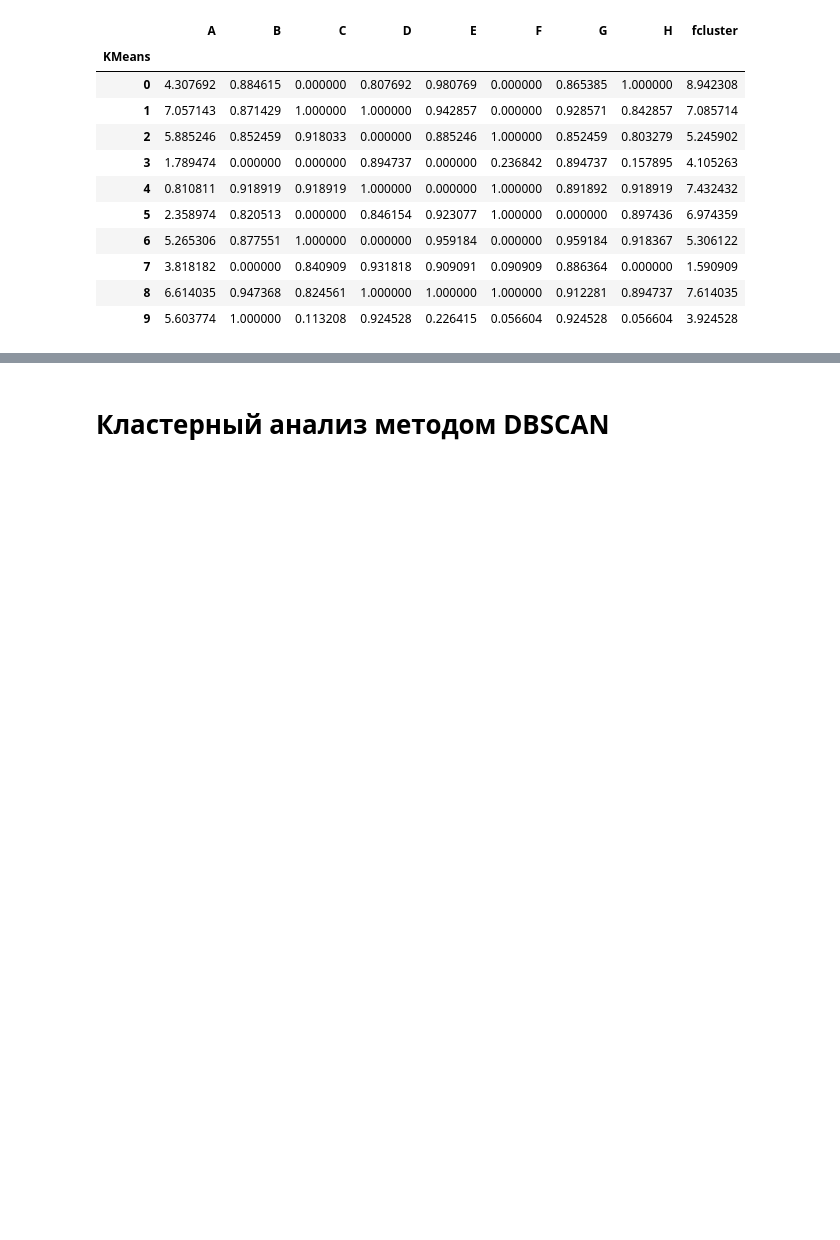
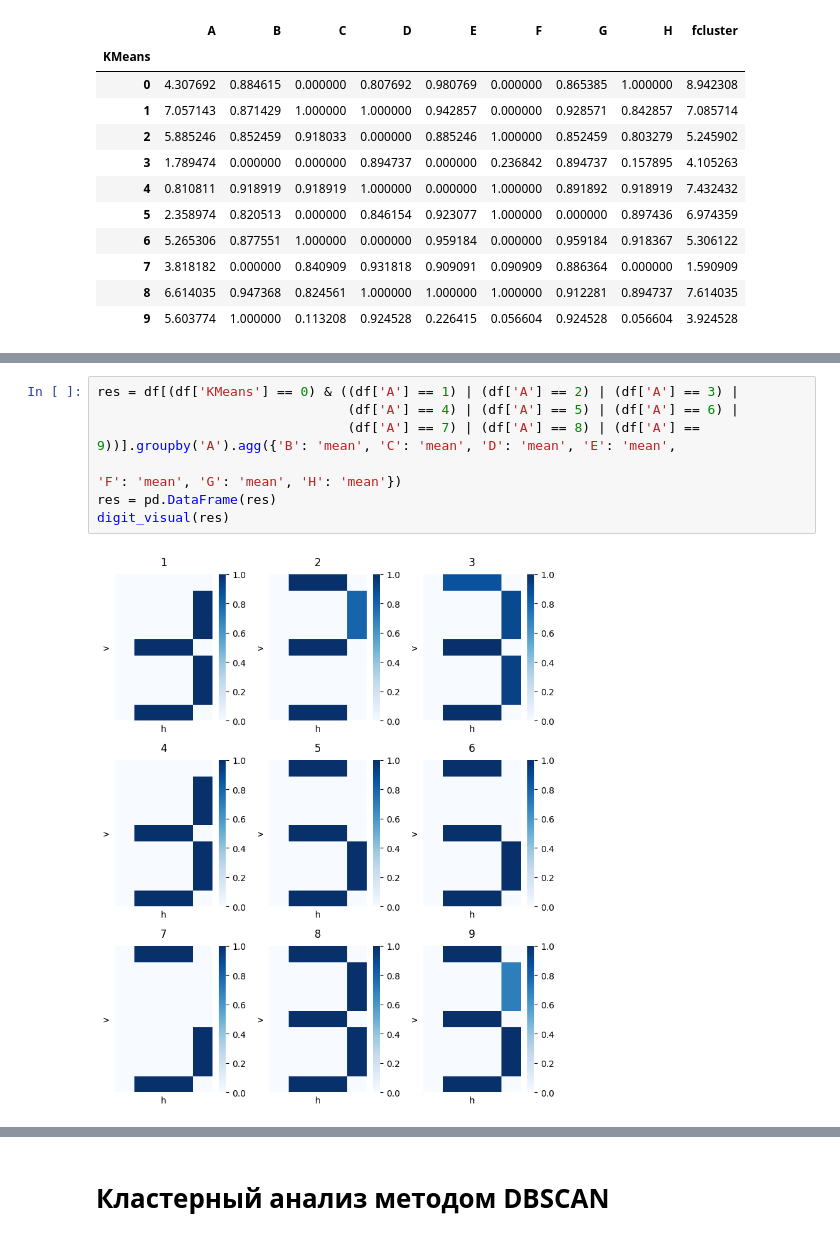
Before and after one commit to mshsvnv/ITMO_data_analysis, a Jupyter notebook: lab_01_03/main.ipynb, the cells around one changed output, grey strips where cells are left out. Drawn from its saved outputs; the diff is of its cells as text; blank space fills up the shorter version.

```diff
--- a/lab_01_03/main.ipynb
+++ b/lab_01_03/main.ipynb
@@ -455,0 +456,9 @@ digit_visual(df.groupby('KMeans').mean())
+# %%
+res = df[(df['KMeans'] == 0) & ((df['A'] == 1) | (df['A'] == 2) | (df['A'] == 3) |
+                                (df['A'] == 4) | (df['A'] == 5) | (df['A'] == 6) |
+                                (df['A'] == 7) | (df['A'] == 8) | (df['A'] == 9))].groupby('A').agg({'B': 'mean', 'C': 'mean', 'D': 'mean', 'E': 'mean',
+                                                                                                     'F': 'mean', 'G': 'mean', 'H': 'mean'})
+res = pd.DataFrame(res)
+digit_visual(res)
+# %% [output]
+[figure, added]
```
Also changed, not shown: parts of 27 cells of this notebook.
